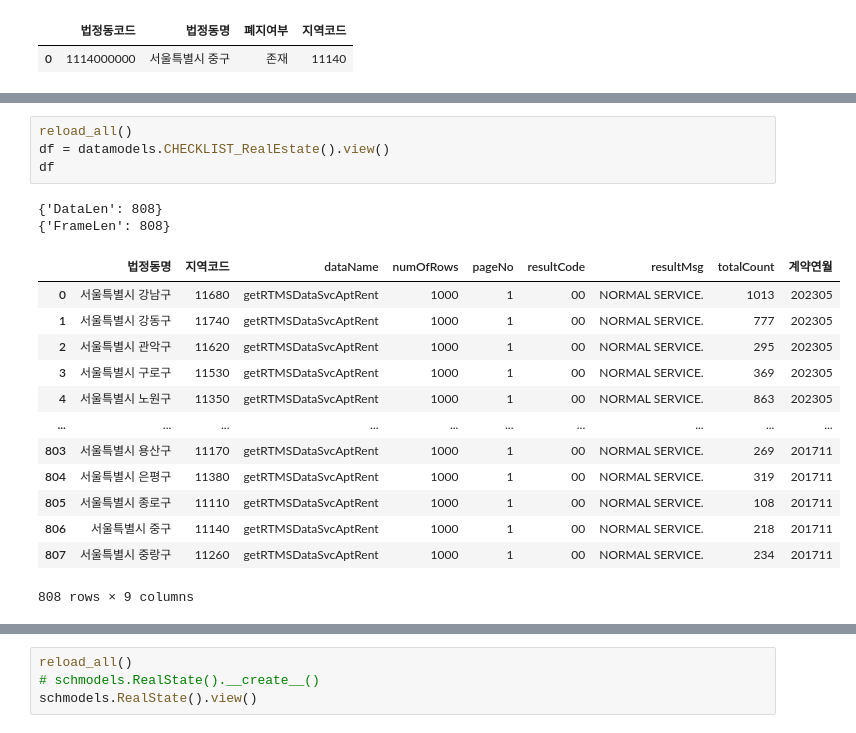
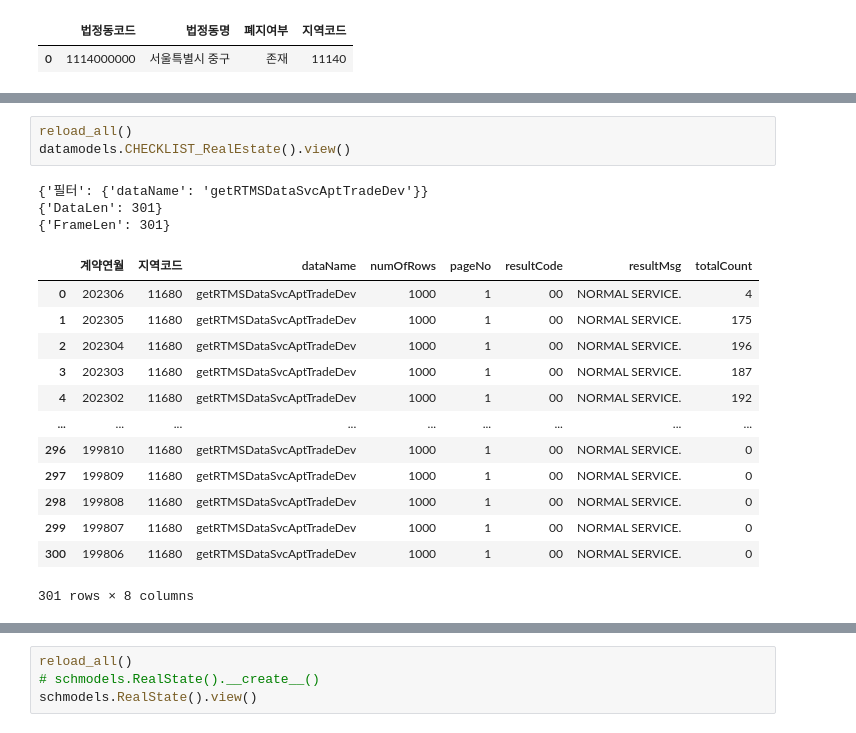
Before and after one commit to innovata/GovDataScience, a Jupyter notebook: jupyter/DataView.ipynb, the cells around one changed output, grey strips where cells are left out. Cells and saved outputs as stored; diff of their text form.

```diff
--- a/jupyter/DataView.ipynb
+++ b/jupyter/DataView.ipynb
@@ -40,23 +44,23 @@ resultMsg 1 ['NORMAL SERVICE.']
 # %%
 reload_all()
-df = datamodels.CHECKLIST_RealEstate().view()
-df
+datamodels.CHECKLIST_RealEstate().view()
 # %% [output]
-{'DataLen': 808}
-{'FrameLen': 808}
+{'필터': {'dataName': 'getRTMSDataSvcAptTradeDev'}}
+{'DataLen': 301}
+{'FrameLen': 301}
-|  | 법정동명 | 지역코드 | dataName | numOfRows | pageNo | resultCode | resultMsg | totalCount | 계약연월 |
-| 0 | 서울특별시 강남구 | 11680 | getRTMSDataSvcAptRent | 1000 | 1 | 00 | NORMAL SERVICE. | 1013 | 202305 |
-| 1 | 서울특별시 강동구 | 11740 | getRTMSDataSvcAptRent | 1000 | 1 | 00 | NORMAL SERVICE. | 777 | 202305 |
-| 2 | 서울특별시 관악구 | 11620 | getRTMSDataSvcAptRent | 1000 | 1 | 00 | NORMAL SERVICE. | 295 | 202305 |
-| 3 | 서울특별시 구로구 | 11530 | getRTMSDataSvcAptRent | 1000 | 1 | 00 | NORMAL SERVICE. | 369 | 202305 |
-| 4 | 서울특별시 노원구 | 11350 | getRTMSDataSvcAptRent | 1000 | 1 | 00 | NORMAL SERVICE. | 863 | 202305 |
-| ... | ... | ... | ... | ... | ... | ... | ... | ... | ... |
-| 803 | 서울특별시 용산구 | 11170 | getRTMSDataSvcAptRent | 1000 | 1 | 00 | NORMAL SERVICE. | 269 | 201711 |
-| 804 | 서울특별시 은평구 | 11380 | getRTMSDataSvcAptRent | 1000 | 1 | 00 | NORMAL SERVICE. | 319 | 201711 |
-| 805 | 서울특별시 종로구 | 11110 | getRTMSDataSvcAptRent | 1000 | 1 | 00 | NORMAL SERVICE. | 108 | 201711 |
-| 806 | 서울특별시 중구 | 11140 | getRTMSDataSvcAptRent | 1000 | 1 | 00 | NORMAL SERVICE. | 218 | 201711 |
-| 807 | 서울특별시 중랑구 | 11260 | getRTMSDataSvcAptRent | 1000 | 1 | 00 | NORMAL SERVICE. | 234 | 201711 |
+|  | 계약연월 | 지역코드 | dataName | numOfRows | pageNo | resultCode | resultMsg | totalCount |
+| 0 | 202306 | 11680 | getRTMSDataSvcAptTradeDev | 1000 | 1 | 00 | NORMAL SERVICE. | 4 |
+| 1 | 202305 | 11680 | getRTMSDataSvcAptTradeDev | 1000 | 1 | 00 | NORMAL SERVICE. | 175 |
+| 2 | 202304 | 11680 | getRTMSDataSvcAptTradeDev | 1000 | 1 | 00 | NORMAL SERVICE. | 196 |
+| 3 | 202303 | 11680 | getRTMSDataSvcAptTradeDev | 1000 | 1 | 00 | NORMAL SERVICE. | 187 |
+| 4 | 202302 | 11680 | getRTMSDataSvcAptTradeDev | 1000 | 1 | 00 | NORMAL SERVICE. | 192 |
+| ... | ... | ... | ... | ... | ... | ... | ... | ... |
+| 296 | 199810 | 11680 | getRTMSDataSvcAptTradeDev | 1000 | 1 | 00 | NORMAL SERVICE. | 0 |
+| 297 | 199809 | 11680 | getRTMSDataSvcAptTradeDev | 1000 | 1 | 00 | NORMAL SERVICE. | 0 |
+| 298 | 199808 | 11680 | getRTMSDataSvcAptTradeDev | 1000 | 1 | 00 | NORMAL SERVICE. | 0 |
+| 299 | 199807 | 11680 | getRTMSDataSvcAptTradeDev | 1000 | 1 | 00 | NORMAL SERVICE. | 0 |
+| 300 | 199806 | 11680 | getRTMSDataSvcAptTradeDev | 1000 | 1 | 00 | NORMAL SERVICE. | 0 |
-808 rows × 9 columns
+301 rows × 8 columns
 # %%
 reload_all()
 datamodels.CHECKLIST_RealEstate().target_ReqPool('getRTMSDataSvcAptTradeDev')
```
Also changed, not shown: parts of 5 cells of this notebook, 5 other files.
